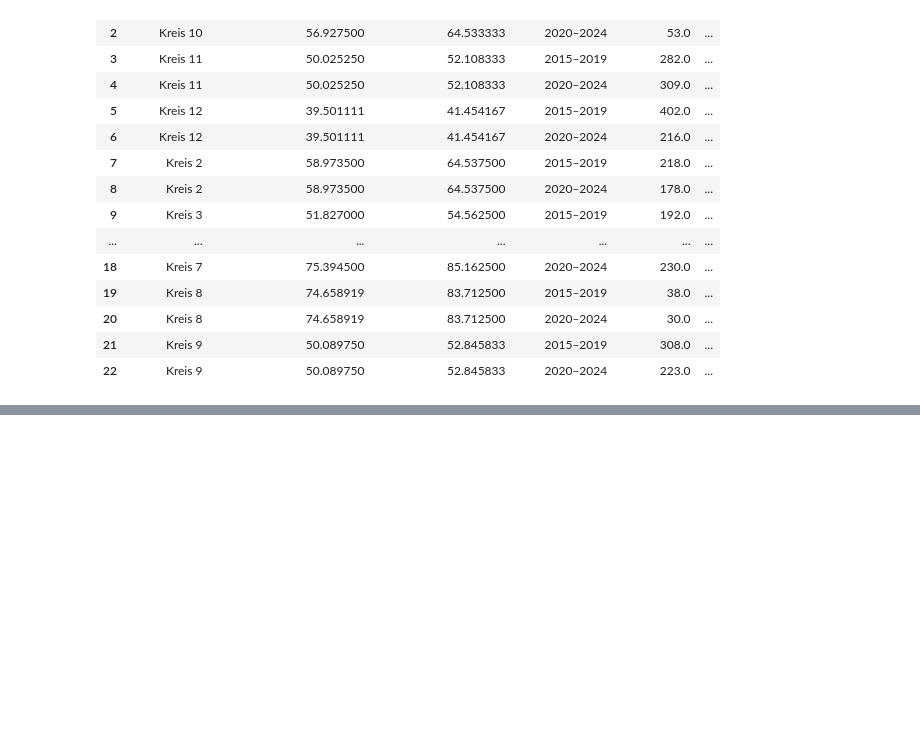
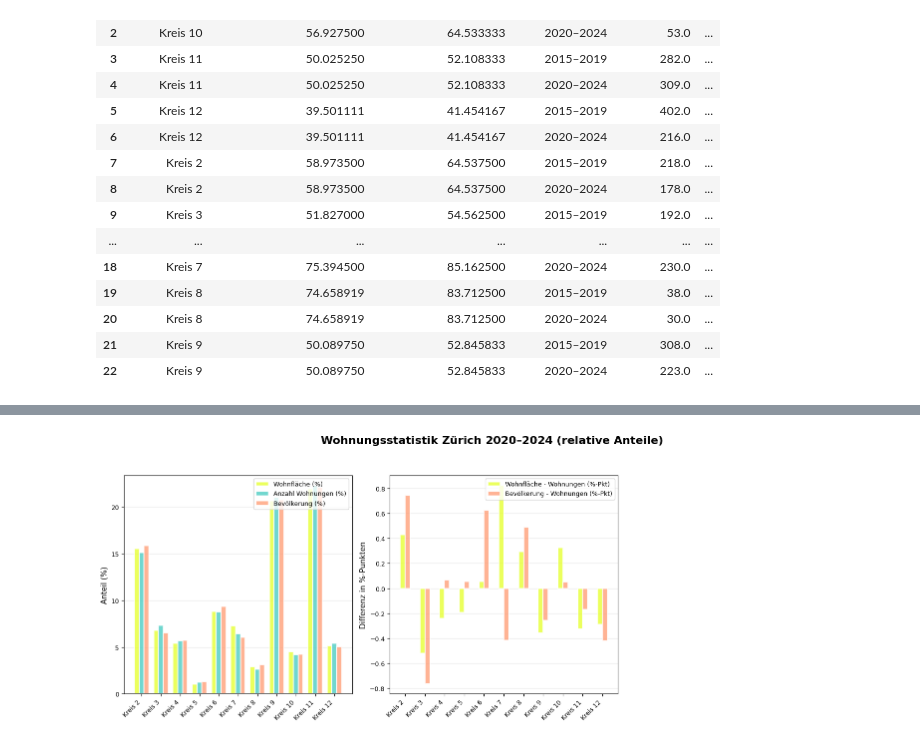
Before and after one commit to Prosdyimo/gdv, a Jupyter notebook: visualisizaion.ipynb, the cells around one changed output, grey strips where cells are left out. Saved outputs shown, nothing was run; the diff lists cells and outputs as text; code cells hidden in the pictures; blank space fills up the shorter version.

```diff
--- a/visualisizaion.ipynb
+++ b/visualisizaion.ipynb
@@ -192,0 +263,66 @@ joined_df = build_join_df(
+# %%
+# Prozentwerte
+y1 = living_abs / living_abs.sum() * 100          # Wohnfläche (%)
+y2 = dwellings_abs / dwellings_abs.sum() * 100    # Wohnungen (%)
+y3 = pop_abs / pop_abs.sum() * 100                # Bevölkerung (%)
+
+# Differenzen
+z1 = y1 - y2   # Wohnfläche minus Wohnungen
+z3 = y3 - y2   # Bevölkerung minus Wohnungen
+
+x_pos = np.arange(len(x))
+width = 0.25
+
+# Farbschema
+color1 = "#E7FF35"   # Wohnfläche
+color2 = "#4ECDC4"   # Wohnungen
+color3 = "#FFA07A"   # Bevölkerung
+
+# =========================
+# FIGURE: relative Werte + Differenzen
+# =========================
+fig2, axes = plt.subplots(1, 3, figsize=(16, 6))
+fig2.suptitle('Wohnungsstatistik Zürich 2020–2024 (relative Anteile)',
+              fontsize=16, fontweight='bold')
+
+ax = axes[0]   # Prozentwerte
+ax2 = axes[1]  # Differenzen
+ax3 = axes[2]  # bleibt leer
+
+# --- Plot 1: Prozentwerte ---
+ax.bar(x_pos - width, y1, width, color=color1, alpha=0.8,
+       edgecolor='white', linewidth=1.5, label='Wohnfläche (%)')
+ax.bar(x_pos, y2, width, color=color2, alpha=0.8,
+       edgecolor='white', linewidth=1.5, label='Anzahl Wohnungen (%)')
+ax.bar(x_pos + width, y3, width, color=color3, alpha=0.8,
+       edgecolor='white', linewidth=1.5, label='Bevölkerung (%)')
+
+ax.set_ylabel('Anteil (%)')
+ax.set_xticks(x_pos)
+ax.set_xticklabels(x, rotation=45, ha='right')
+ax.legend(loc='upper right')
+ax.grid(axis='y', alpha=0.3)
+ax.set_axisbelow(True)
+
+# --- Plot 2: Differenzen ---
+ax2.bar(x_pos - width/2, z1, width,
+        color=color1, alpha=0.8, edgecolor='white', linewidth=1.5,
+        label='Wohnfläche - Wohnungen (%-Pkt)')
+ax2.bar(x_pos + width/2, z3, width,
+        color=color3, alpha=0.8, edgecolor='white', linewidth=1.5,
+        label='Bevölkerung - Wohnungen (%-Pkt)')
+
+ax2.set_ylabel('Differenz in %-Punkten')
+ax2.set_xticks(x_pos)
+ax2.set_xticklabels(x, rotation=45, ha='right')
+ax2.legend(loc='upper right')
+ax2.grid(axis='y', alpha=0.3)
+ax2.set_axisbelow(True)
+
+# --- Plot 3: leer ---
+ax3.axis('off')
+
+fig2.tight_layout(rect=[0, 0, 1, 0.93])
+plt.show()
+# %% [output]
+[figure, added]
```
Also changed, not shown: parts of 3 cells of this notebook.
